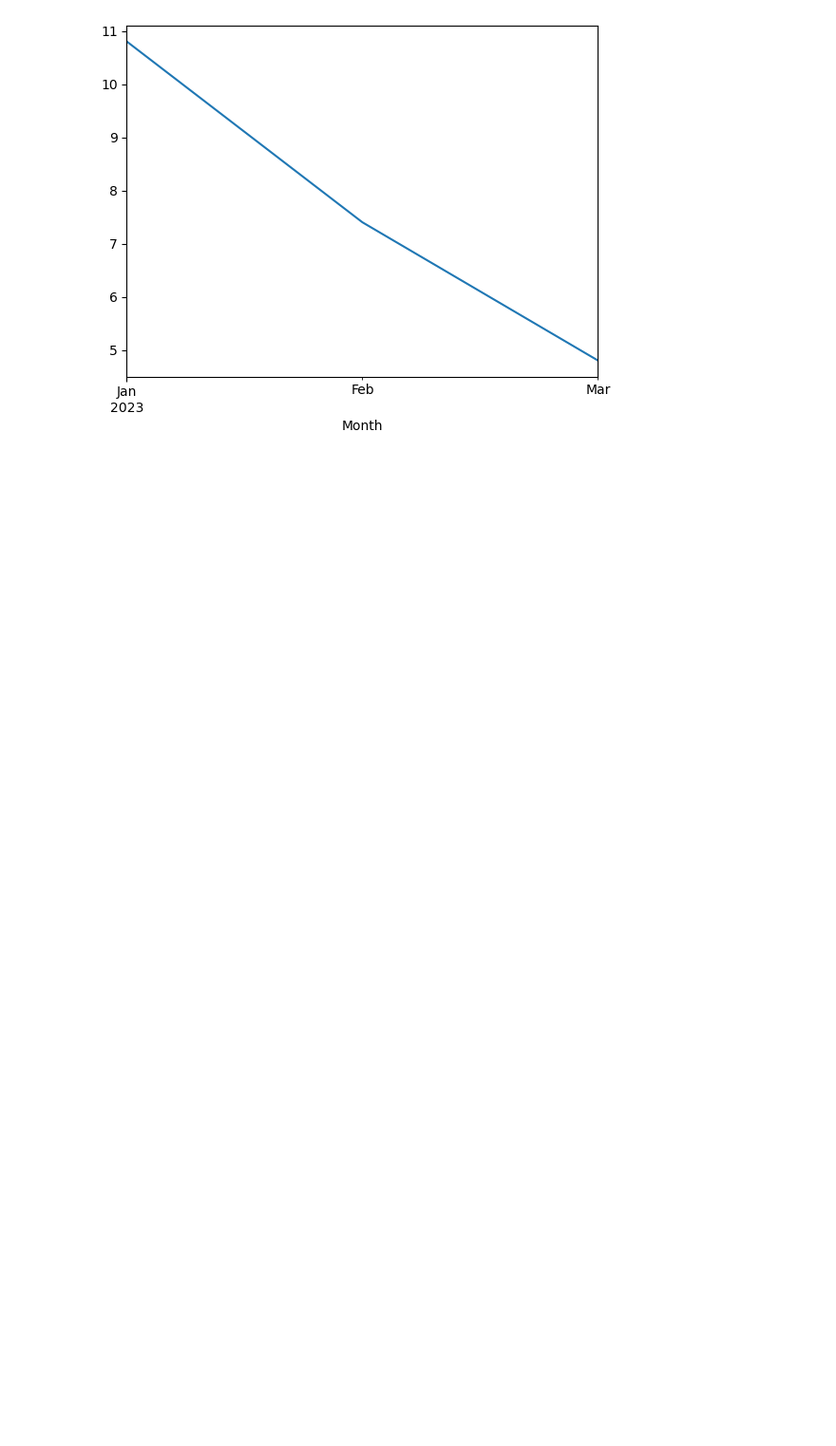
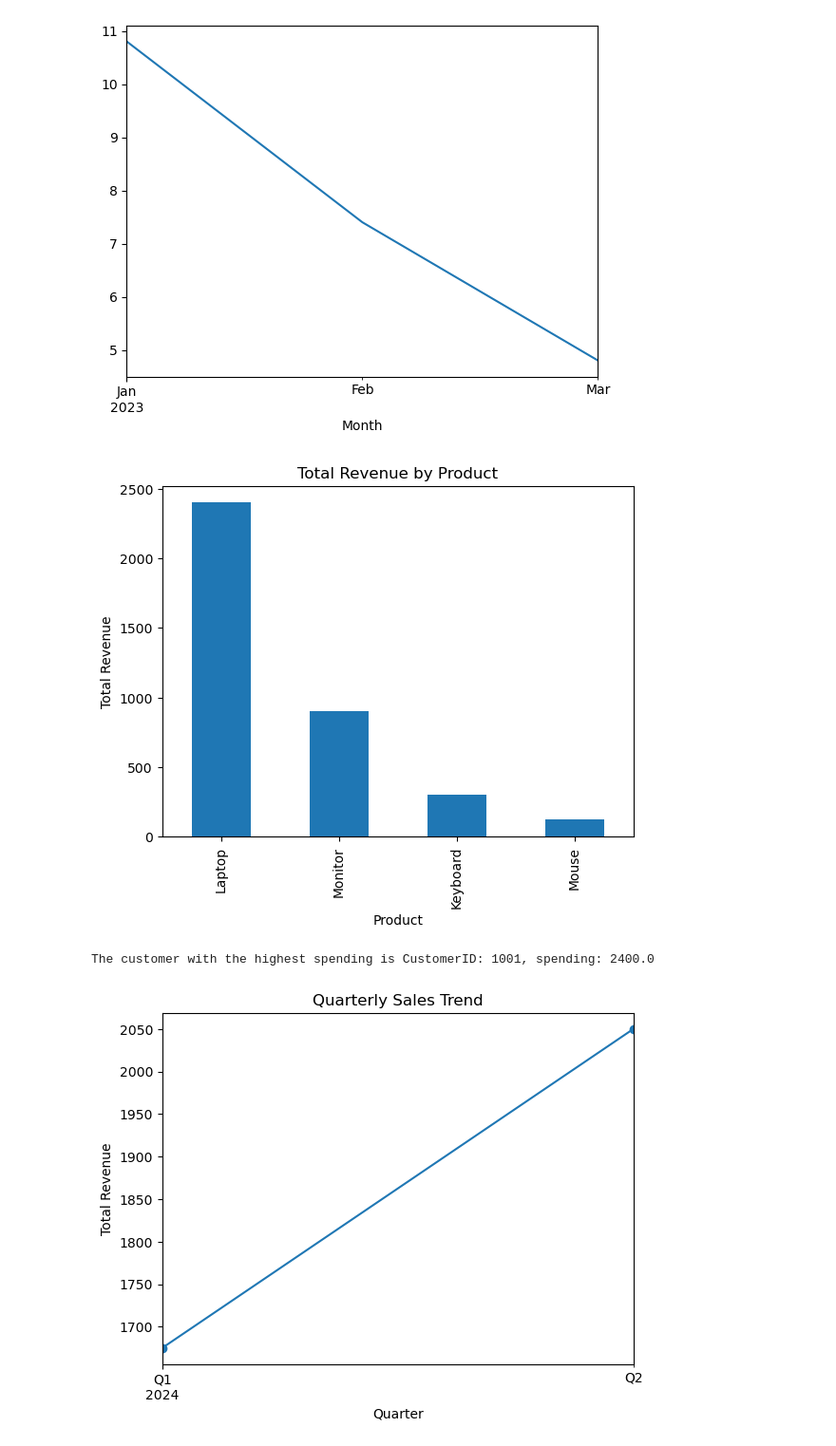
Before and after one commit to Xlength/GLA, a Jupyter notebook: Lab_Exercises/More_Labs.ipynb, the cells around one changed output. Shown: that part at 95% size. Cells and saved outputs as stored; diff of their text form; code cells hidden in the pictures; blank space fills up the shorter version.

```diff
--- a/Lab_Exercises/More_Labs.ipynb
+++ b/Lab_Exercises/More_Labs.ipynb
@@ -31,3 +31,40 @@ plt.show()
 # %% [output]
 [figure]
 [figure]
+# %%
+import pandas as pd
+import matplotlib.pyplot as plt
+
+# 加载数据
+df = pd.read_csv('orders.csv', parse_dates=['OrderDate'])
+
+# 计算每个产品的总销售收入
+df['Revenue'] = df['Quantity'] * df['UnitPrice']
+product_revenue = df.groupby('Product')['Revenue'].sum()
+
+# 绘制柱状图展示每个产品的总收入
+product_revenue.sort_values(ascending=False).plot(kind='bar', title="Total Revenue by Product")
+plt.xlabel("Product")
+plt.ylabel("Total Revenue")
+plt.show()
+
+# 计算每位客户的总消费金额
+customer_spending = df.groupby('CustomerID')['Revenue'].sum()
+
+# 找出消费金额最高的客户
+top_customer = customer_spending.idxmax()
+print(f"The customer with the highest spending is CustomerID: {top_customer}, spending: {customer_spending[top_customer]}")
+
+# 将订单按季度分组
+df['Quarter'] = df['OrderDate'].dt.to_period('Q')
+quarterly_revenue = df.groupby('Quarter')['Revenue'].sum()
+
+# 绘制折线图展示季度销售趋势
+quarterly_revenue.plot(kind='line', marker='o', title="Quarterly Sales Trend")
+plt.xlabel("Quarter")
+plt.ylabel("Total Revenue")
+plt.show()
+# %% [output]
+[figure, added]
+The customer with the highest spending is CustomerID: 1001, spending: 2400.0
+[figure, added]
```
Also changed, not shown: 3 other files.
